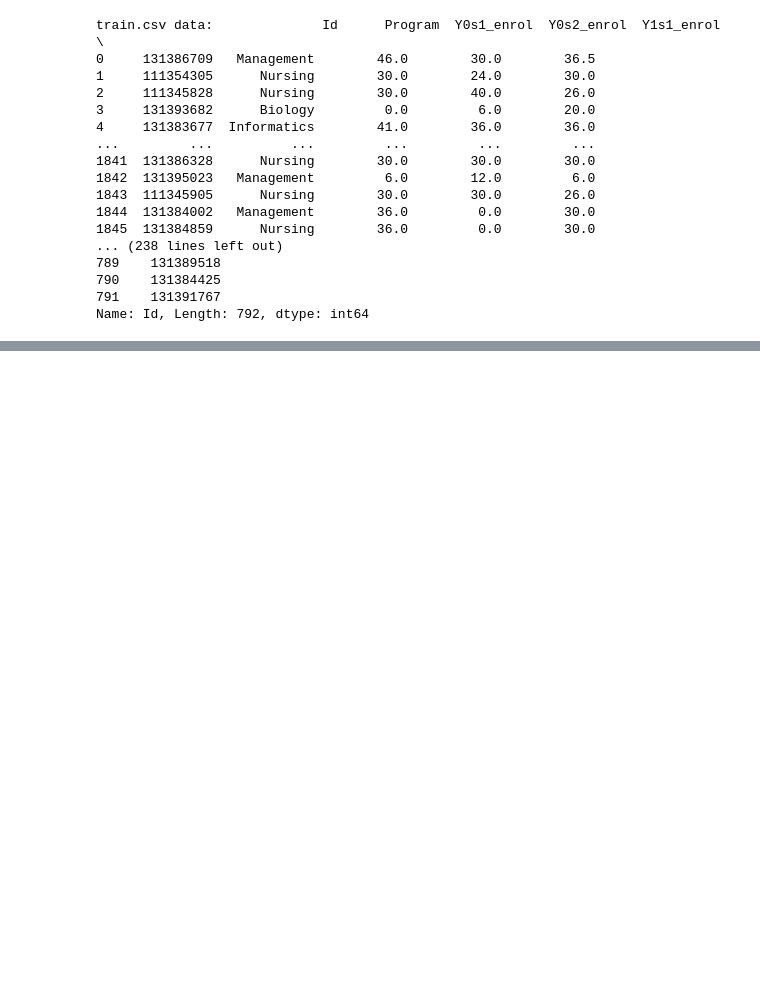
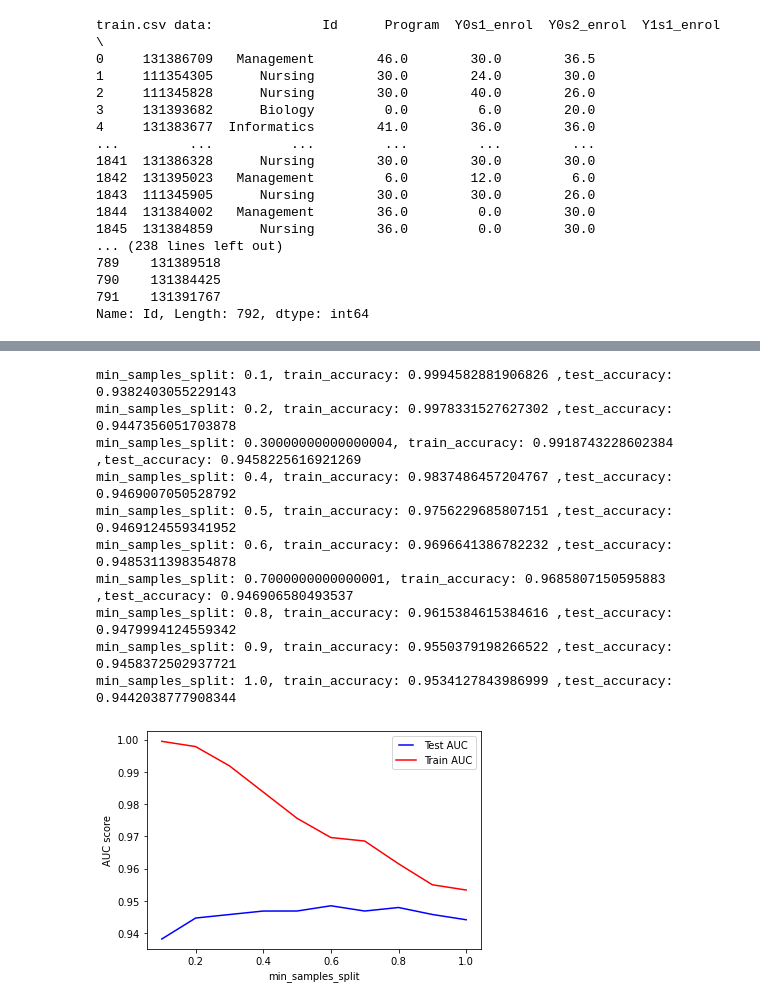
Before and after one commit to MiguelNdeCarvalho/AA-Work2, a Jupyter notebook: student-success-uevora.ipynb, the cells around one changed output, grey strips where cells are left out. Cells and saved outputs as stored; diff of their text form; code cells hidden in the pictures; blank space fills up the shorter version.

```diff
--- a/student-success-uevora.ipynb
+++ b/student-success-uevora.ipynb
@@ -124,0 +197,37 @@ RESULT:             Id  Failure
+# %%
+min_samples = 0.1
+max_samples = 1.1
+n_samples = np.arange(min_samples,max_samples,0.1)
+vali_results = []
+train_results = []
+
+for samples in n_samples:
+    model = GradientBoostingClassifier(n_estimators=138,learning_rate=0.1, max_depth=8, min_samples_split=samples, min_samples_leaf=7, max_features=8)
+    scores = cross_val_score(model, x_train, y_train.values.ravel(), cv=10, scoring='accuracy')
+    model.fit(x_train,y_train.values.ravel())
+    train_score = model.score(x_train,y_train)
+    train_results.append(train_score)
+    vali_results.append(scores.mean())
+    print(f"min_samples_split: {samples}, train_accuracy: {train_score} ,test_accuracy: {scores.mean()}")
+
+
+from matplotlib.legend_handler import HandlerLine2D
+
+line1, = plt.plot(n_samples, vali_results, 'b', label="Test AUC")
+line2, = plt.plot(n_samples, train_results , 'r', label="Train AUC")
+plt.legend(handler_map={line1: HandlerLine2D(numpoints=2)})
+plt.ylabel("AUC score")
+plt.xlabel('min_samples_split')
+plt.show()
+# %% [output]
+min_samples_split: 0.1, train_accuracy: 0.9994582881906826 ,test_accuracy: 0.9382403055229143
+min_samples_split: 0.2, train_accuracy: 0.9978331527627302 ,test_accuracy: 0.9447356051703878
+min_samples_split: 0.30000000000000004, train_accuracy: 0.9918743228602384 ,test_accuracy: 0.9458225616921269
+min_samples_split: 0.4, train_accuracy: 0.9837486457204767 ,test_accuracy: 0.9469007050528792
+min_samples_split: 0.5, train_accuracy: 0.9756229685807151 ,test_accuracy: 0.9469124559341952
+min_samples_split: 0.6, train_accuracy: 0.9696641386782232 ,test_accuracy: 0.9485311398354878
+min_samples_split: 0.7000000000000001, train_accuracy: 0.9685807150595883 ,test_accuracy: 0.946906580493537
+min_samples_split: 0.8, train_accuracy: 0.9615384615384616 ,test_accuracy: 0.9479994124559342
+min_samples_split: 0.9, train_accuracy: 0.9550379198266522 ,test_accuracy: 0.9458372502937721
+min_samples_split: 1.0, train_accuracy: 0.9534127843986999 ,test_accuracy: 0.9442038777908344
+[figure, added]
```
Also changed, not shown: parts of 11 cells of this notebook, 1 other file.
